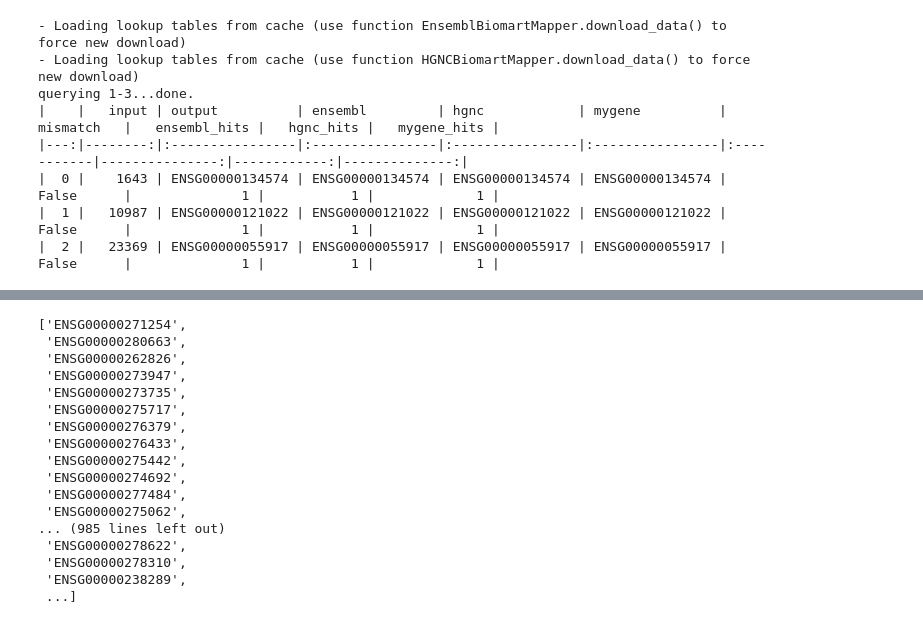
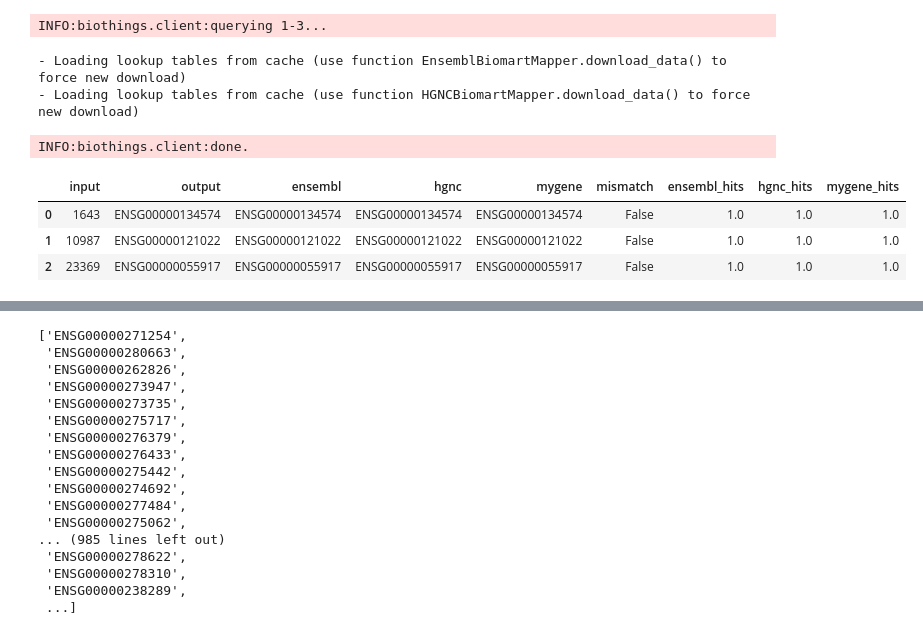
Before and after one commit to reemagit/biorosetta, a Jupyter notebook: test_package.ipynb, the cells around one changed output, grey strips where cells are left out. Saved outputs shown, nothing was run; the diff lists cells and outputs as text; code cells hidden in the pictures.

```diff
--- a/test_package.ipynb
+++ b/test_package.ipynb
@@ -93,15 +66,16 @@ querying 1-10...done.
 # %%
 idmap = br.IDMapper([br.EnsemblBiomartMapper(),br.HGNCBiomartMapper(),br.MyGeneMapper()], fill_value='passthrough') # Multiple sources
-print(idmap.convert(gene_list[:3],'entr','ensg',df=True).to_markdown())
+#print(idmap.convert(gene_list[:3],'entr','ensg',df=True).to_markdown())
+idmap.convert(gene_list[:3],'entr','ensg',df=True)
 # %% [output]
-- Loading lookup tables from cache (use function EnsemblBiomartMapper.download_data() to force new download)
-- Loading lookup tables from cache (use function HGNCBiomartMapper.download_data() to force new download)
-querying 1-3...done.
-|    |   input | output          | ensembl         | hgnc            | mygene          | mismatch   |   ensembl_hits |   hgnc_hits |   mygene_hits |
-|---:|--------:|:----------------|:----------------|:----------------|:----------------|:-----------|---------------:|------------:|--------------:|
-|  0 |    1643 | ENSG00000134574 | ENSG00000134574 | ENSG00000134574 | ENSG00000134574 | False      |              1 |           1 |             1 |
-|  1 |   10987 | ENSG00000121022 | ENSG00000121022 | ENSG00000121022 | ENSG00000121022 | False      |              1 |           1 |             1 |
-|  2 |   23369 | ENSG00000055917 | ENSG00000055917 | ENSG00000055917 | ENSG00000055917 | False      |              1 |           1 |             1 |
+INFO:biothings.client:querying 1-3...
+- Loading lookup tables from cache (use function EnsemblBiomartMapper.download_data() to force new download)
+- Loading lookup tables from cache (use function HGNCBiomartMapper.download_data() to force new download)
+INFO:biothings.client:done.
+|  | input | output | ensembl | hgnc | mygene | mismatch | ensembl_hits | hgnc_hits | mygene_hits |
+| 0 | 1643 | ENSG00000134574 | ENSG00000134574 | ENSG00000134574 | ENSG00000134574 | False | 1.0 | 1.0 | 1.0 |
+| 1 | 10987 | ENSG00000121022 | ENSG00000121022 | ENSG00000121022 | ENSG00000121022 | False | 1.0 | 1.0 | 1.0 |
+| 2 | 23369 | ENSG00000055917 | ENSG00000055917 | ENSG00000055917 | ENSG00000055917 | False | 1.0 | 1.0 | 1.0 |
 # %%
 
 idmap.convert(['ENSG00000159388','ENSG00000121022','ENSG00000134574'],'ensg','entr')
```
Also changed, not shown: parts of 7 cells of this notebook, 1 other file.
